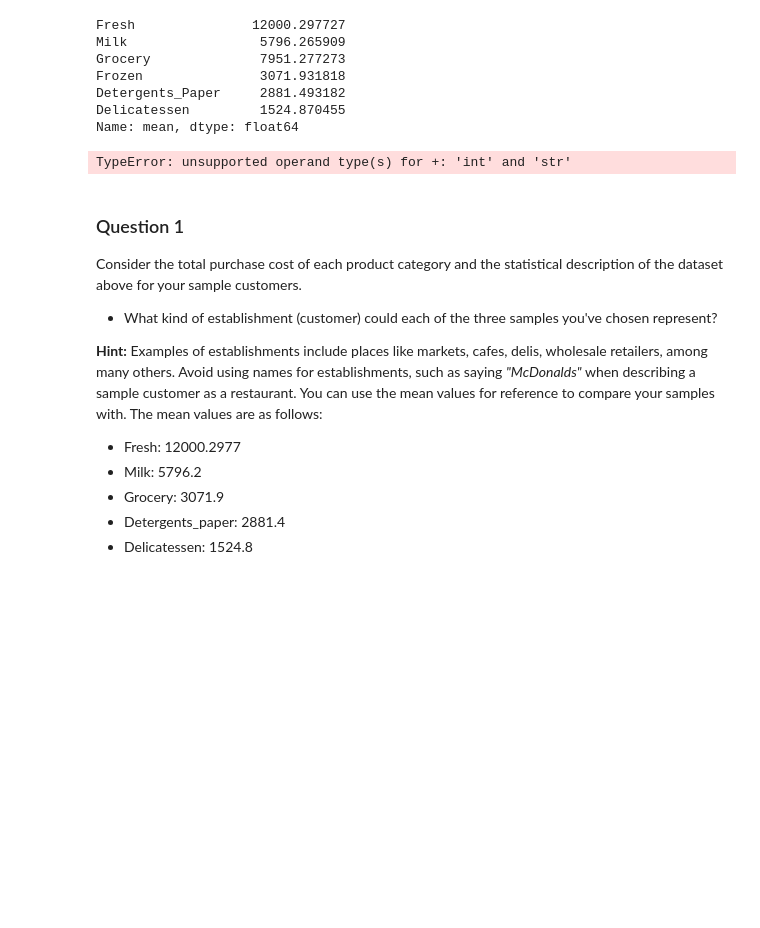
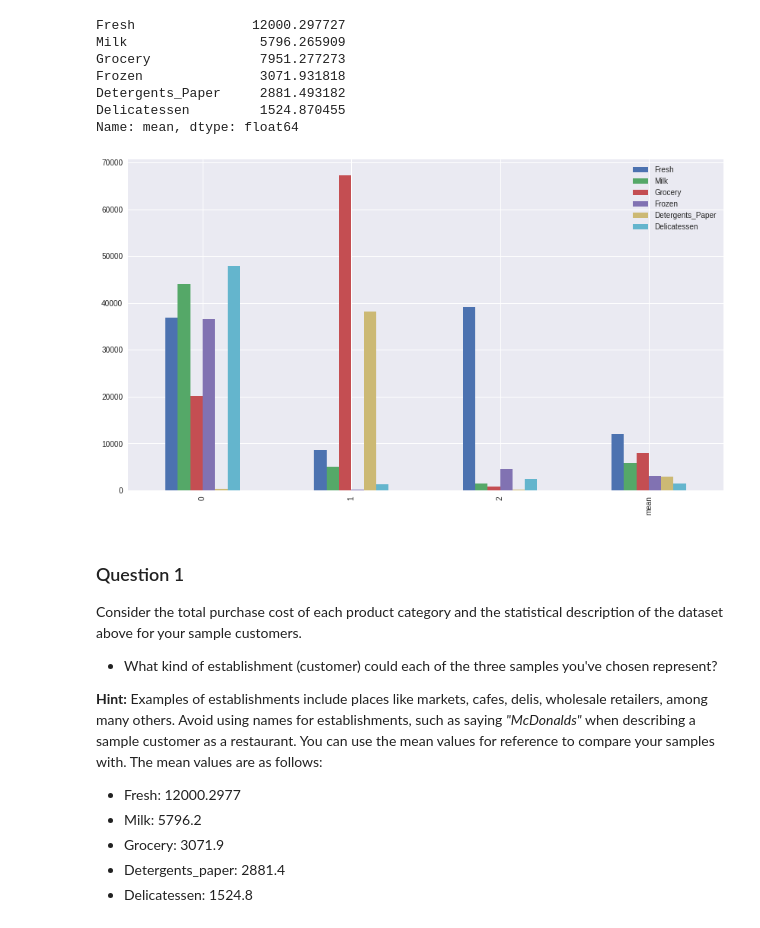
Before and after one commit to ronaldokun/Machine-Learning-Projects, a Jupyter notebook: projects/customer_segments/customer_segments.ipynb, the cells around one changed output. Drawn from its saved outputs; the diff is of its cells as text; code cells hidden in the pictures; blank space fills up the shorter version.

```diff
--- a/projects/customer_segments/customer_segments.ipynb
+++ b/projects/customer_segments/customer_segments.ipynb
@@ -110,16 +111,13 @@ Delicatessen         1524.870455
 Name: mean, dtype: float64
 # %%
 # Visualize the sample data along with the average
+index = indices + ['mean']
 
-sns.set(style='darkgrid')
+samples = samples.append(samples_mean)
 
-samples_count = samples.append(samples_mean)
-
-samples_count.index = indices + ['mean']
-
-ax = sns.barplot(samples_count.index)
+_ = samples.plot(kind='bar', figsize=(14,8))
 # %% [output]
-TypeError: unsupported operand type(s) for +: 'int' and 'str'
+[figure, added]
 # %% [markdown]
 ### Question 1
 Consider the total purchase cost of each product category and the statistical description of the dataset above for your sample customers.
```
Also changed, not shown: parts of 6 cells of this notebook.
